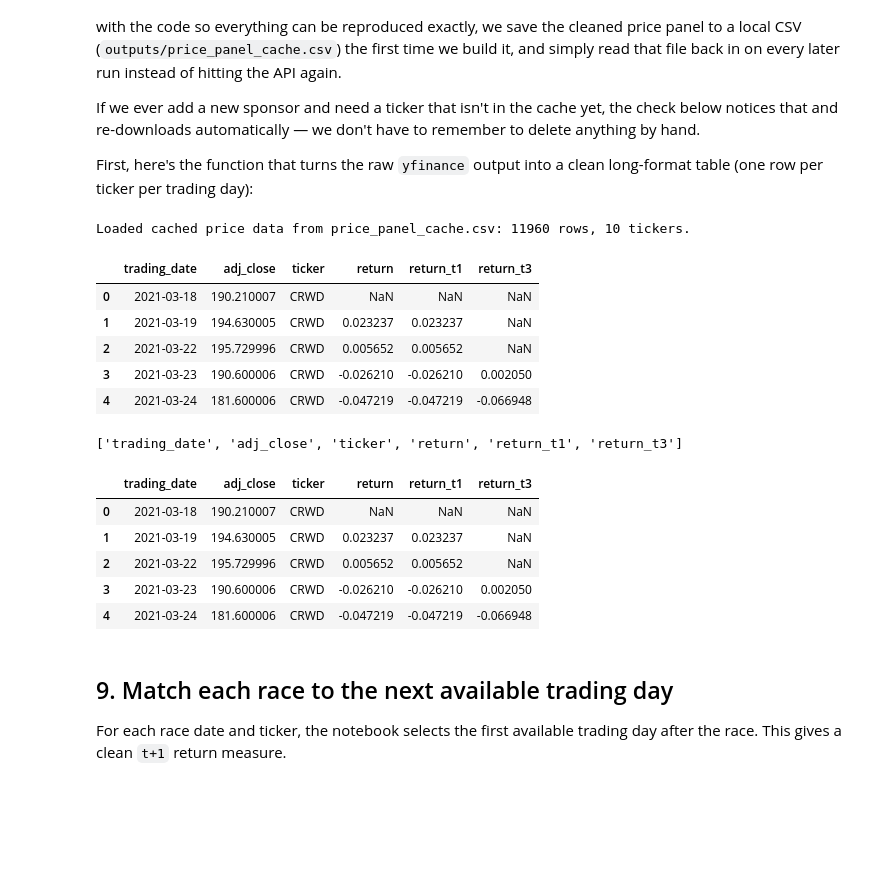
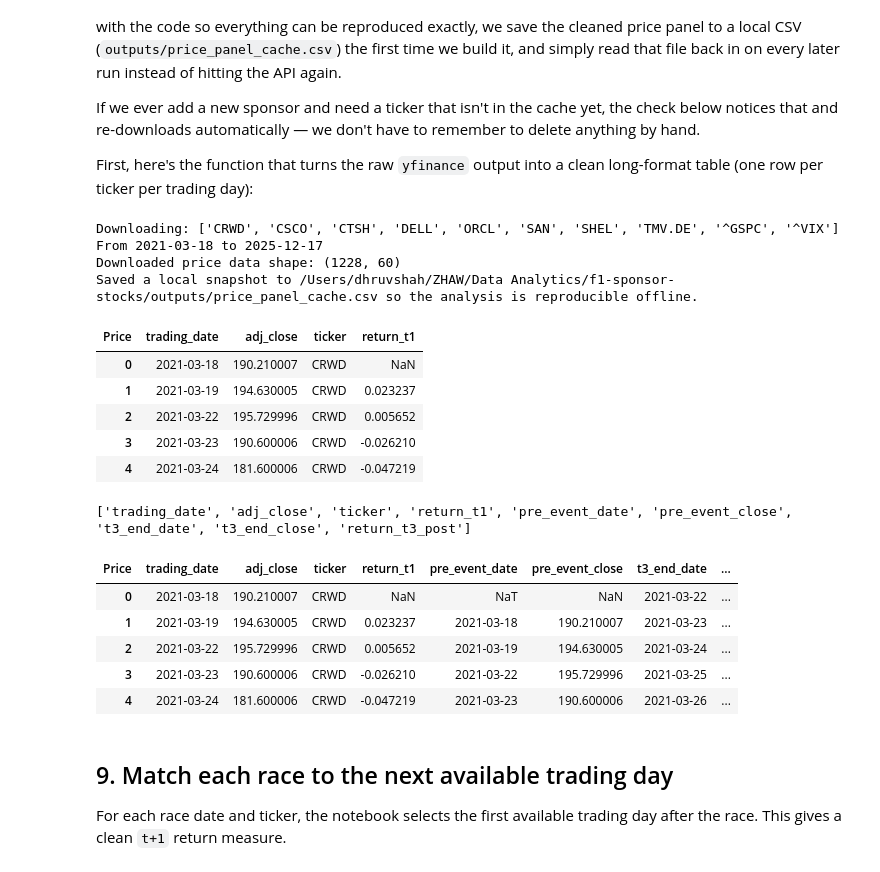
Before and after one commit to dhruv-shxh/f1-sponsor-stocks, a Jupyter notebook: f1_sponsor_analysis_final_robust_new.ipynb, the cells around one changed output. Drawn from its saved outputs; the diff is of its cells as text; code cells hidden in the pictures; blank space fills up the shorter version.

```diff
--- a/f1_sponsor_analysis_final_robust_new.ipynb
+++ b/f1_sponsor_analysis_final_robust_new.ipynb
@@ -542,8 +542,12 @@ def extract_price_panel(price_data, tickers):
     out = out.dropna(subset=["adj_close"]).copy()
     out = out.sort_values(["ticker", "trading_date"])
 
+    # One-day return remains valid because it is evaluated
+    # on the first post-race trading date.
     out["return_t1"] = out.groupby("ticker")["adj_close"].pct_change(1)
-    out["return_t3"] = out.groupby("ticker")["adj_close"].pct_change(3)
+
+    # Do NOT calculate a generic three-day return here.
+    # The three-day return must be aligned to each race event window.
 
     return out
 # %%
@@ -589,37 +593,67 @@ if not use_cache:
 
 price_panel.head()
 # %% [output]
-Loaded cached price data from price_panel_cache.csv: 11960 rows, 10 tickers.
+Downloading: ['CRWD', 'CSCO', 'CTSH', 'DELL', 'ORCL', 'SAN', 'SHEL', 'TMV.DE', '^GSPC', '^VIX']
+From 2021-03-18 to 2025-12-17
+Downloaded price data shape: (1228, 60)
+Saved a local snapshot to /Users/dhruvshah/ZHAW/Data Analytics/f1-sponsor-stocks/outputs/price_panel_cache.csv so the analysis is reproducible offline.
-|  | trading_date | adj_close | ticker | return | return_t1 | return_t3 |
-| 0 | 2021-03-18 | 190.210007 | CRWD | NaN | NaN | NaN |
-| 1 | 2021-03-19 | 194.630005 | CRWD | 0.023237 | 0.023237 | NaN |
-| 2 | 2021-03-22 | 195.729996 | CRWD | 0.005652 | 0.005652 | NaN |
-| 3 | 2021-03-23 | 190.600006 | CRWD | -0.026210 | -0.026210 | 0.002050 |
-| 4 | 2021-03-24 | 181.600006 | CRWD | -0.047219 | -0.047219 | -0.066948 |
+| Price | trading_date | adj_close | ticker | return_t1 |
+| 0 | 2021-03-18 | 190.210007 | CRWD | NaN |
+| 1 | 2021-03-19 | 194.630005 | CRWD | 0.023237 |
+| 2 | 2021-03-22 | 195.729996 | CRWD | 0.005652 |
+| 3 | 2021-03-23 | 190.600006 | CRWD | -0.026210 |
+| 4 | 2021-03-24 | 181.600006 | CRWD | -0.047219 |
 # %%
 price_panel = price_panel.sort_values(["ticker", "trading_date"]).copy()
 
-if "return_t1" not in price_panel.columns:
-    price_panel["return_t1"] = price_panel.groupby("ticker")["adj_close"].pct_change(1)
+# Remove legacy columns created by the old three-day calculation.
+price_panel = price_panel.drop(
+    columns=["return_t3", "return_t3_post"],
+    errors="ignore"
+)
 
-if "return_t3" not in price_panel.columns:
-    price_panel["return_t3"] = price_panel.groupby("ticker")["adj_close"].pct_change(3)
+# Daily return: close on event day relative to prior trading close.
+price_panel["return_t1"] = (
+    price_panel.groupby("ticker")["adj_close"].pct_change(1)
+)
 
-# optional: remove old column to avoid confusion
-# price_panel = price_panel.drop(columns=["return"])
+# Event-window components.
+# When a row is selected as the first post-race trading day:
+# - pre_event_close is the close immediately before that day
+# - t3_end_close is the close two trading sessions later
+price_panel["pre_event_date"] = (
+    price_panel.groupby("ticker")["trading_date"].shift(1)
+)
+price_panel["pre_event_close"] = (
+    price_panel.groupby("ticker")["adj_close"].shift(1)
+)
 
+price_panel["t3_end_date"] = (
+    price_panel.groupby("ticker")["trading_date"].shift(-2)
+)
+price_panel["t3_end_close"] = (
+    price_panel.groupby("ticker")["adj_close"].shift(-2)
+)
+
+# Three post-race trading sessions:
+# first post-race day through the second subsequent trading day.
+price_panel["return_t3_post"] = (
+    price_panel["t3_end_close"] / price_panel["pre_event_close"] - 1
+)
+
+# Overwrite the cache with the corrected variables.
 price_panel.to_csv(PRICE_CACHE_FILE, index=False)
 
 print(price_panel.columns.tolist())
 price_panel.head()
 # %% [output]
-['trading_date', 'adj_close', 'ticker', 'return', 'return_t1', 'return_t3']
+['trading_date', 'adj_close', 'ticker', 'return_t1', 'pre_event_date', 'pre_event_close', 't3_end_date', 't3_end_close', 'return_t3_post']
-|  | trading_date | adj_close | ticker | return | return_t1 | return_t3 |
-| 0 | 2021-03-18 | 190.210007 | CRWD | NaN | NaN | NaN |
-| 1 | 2021-03-19 | 194.630005 | CRWD | 0.023237 | 0.023237 | NaN |
-| 2 | 2021-03-22 | 195.729996 | CRWD | 0.005652 | 0.005652 | NaN |
-| 3 | 2021-03-23 | 190.600006 | CRWD | -0.026210 | -0.026210 | 0.002050 |
-| 4 | 2021-03-24 | 181.600006 | CRWD | -0.047219 | -0.047219 | -0.066948 |
+| Price | trading_date | adj_close | ticker | return_t1 | pre_event_date | pre_event_close | t3_end_date | ... |
+| 0 | 2021-03-18 | 190.210007 | CRWD | NaN | NaT | NaN | 2021-03-22 | ... |
+| 1 | 2021-03-19 | 194.630005 | CRWD | 0.023237 | 2021-03-18 | 190.210007 | 2021-03-23 | ... |
+| 2 | 2021-03-22 | 195.729996 | CRWD | 0.005652 | 2021-03-19 | 194.630005 | 2021-03-24 | ... |
+| 3 | 2021-03-23 | 190.600006 | CRWD | -0.026210 | 2021-03-22 | 195.729996 | 2021-03-25 | ... |
+| 4 | 2021-03-24 | 181.600006 | CRWD | -0.047219 | 2021-03-23 | 190.600006 | 2021-03-26 | ... |
 # %% [markdown]
 ## 9. Match each race to the next available trading day
 
```
Also changed, not shown: parts of 9 cells of this notebook, 2 other files.
